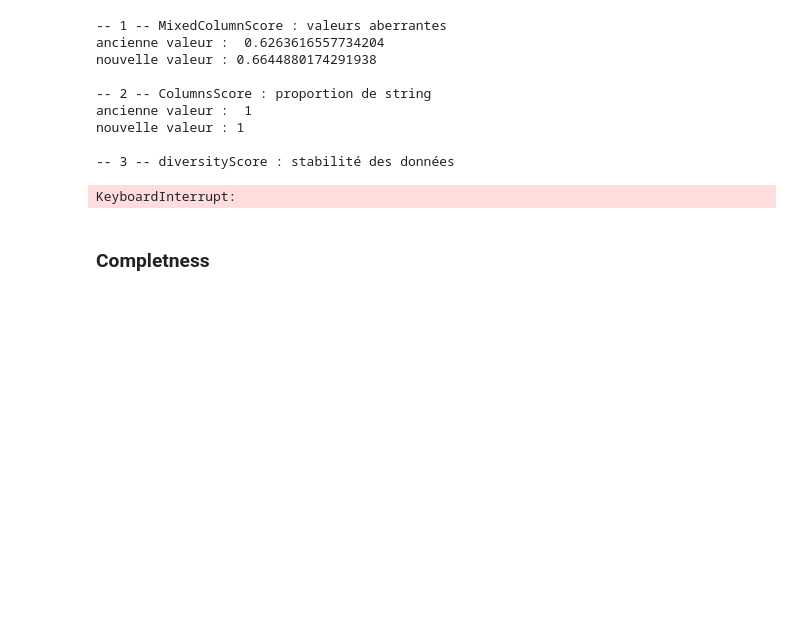
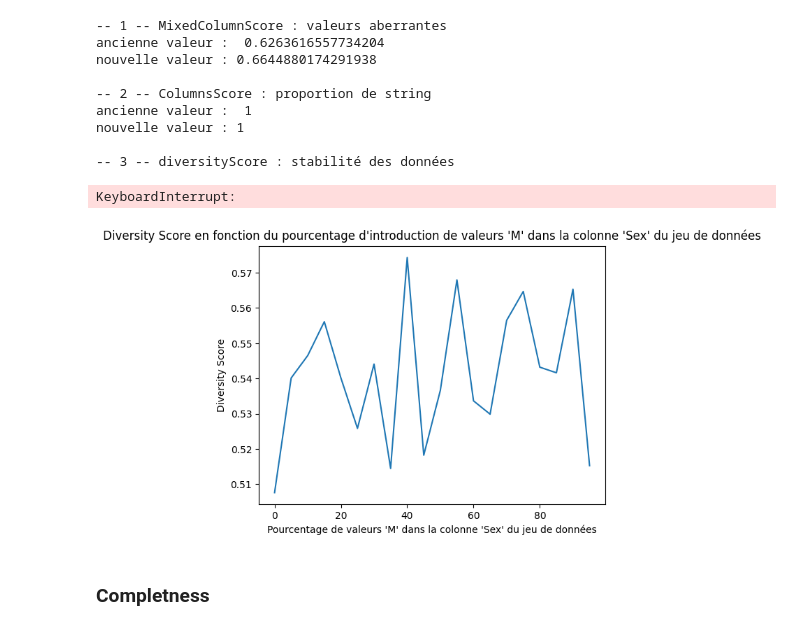
Before and after one commit to mathias-mhlt/SMART, a Jupyter notebook: SmartFinal/gen_criterias_from_dataset.ipynb, the cells around one changed output. Saved outputs shown, nothing was run; the diff lists cells and outputs as text; code cells hidden in the pictures; blank space fills up the shorter version.

```diff
--- a/SmartFinal/gen_criterias_from_dataset.ipynb
+++ b/SmartFinal/gen_criterias_from_dataset.ipynb
@@ -427,6 +426,34 @@ nouvelle valeur : 1
 
 -- 3 -- diversityScore : stabilité des données
 KeyboardInterrupt:
+# %%
+import matplotlib.pyplot as plt
+%matplotlib inline
+
+x=[]
+y=[]
+
+per=0.0
+while per<1 :
+    df_diverse = df.copy()
+    size = len(df_diverse)
+    # Pour chaque colonne, rendre 50% des cellules nulles aléatoirement
+    new_sex = ['M'] * int(per * size) + ['F'] * (size - int(per * size))
+    random.shuffle(new_sex)
+    df_diverse["Sex"] = new_sex
+    df_diverse.to_csv(f"{output_dir}/heart_diversity_score.csv", index=False)
+    x.append(per*100)
+    y.append(global_dataset_score(f"{output_dir}/heart_diversity_score.csv"))
+    per+=0.05
+
+#représentation graphique
+plt.plot(x,y)
+plt.title('Diversity Score en fonction du pourcentage d\'introduction de valeurs \'M\' dans la colonne \'Sex\' du jeu de données')
+plt.xlabel('Pourcentage de valeurs \'M\' dans la colonne \'Sex\' du jeu de données')
+plt.ylabel('Diversity Score')
+plt.show()
+# %% [output]
+[figure, added]
 # %% [markdown]
 ### Completness
 # %%
```
Also changed, not shown: parts of 4 cells of this notebook, 2 other files.
